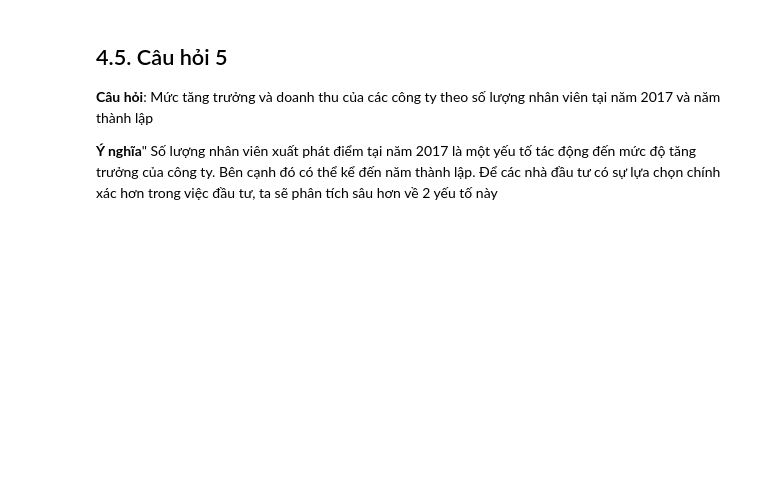
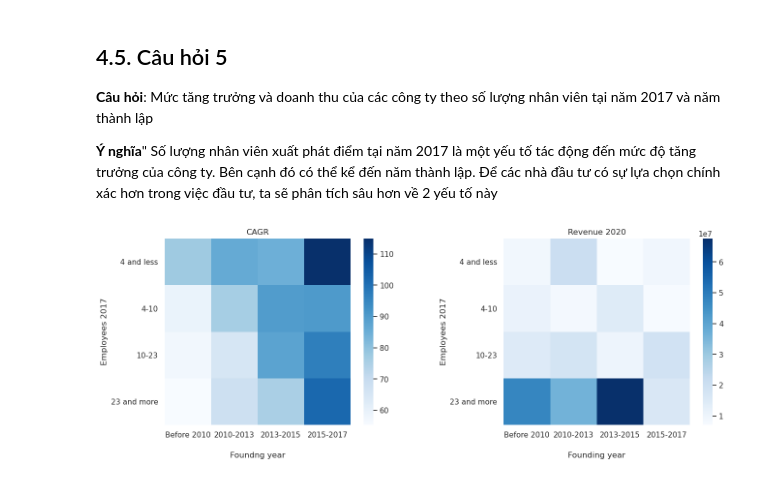
Before and after one commit to kenroly/IntroductionToDataScience, a Jupyter notebook: DataAnalyzing.ipynb, the cells around one changed output. Drawn from its saved outputs; the diff is of its cells as text; code cells hidden in the pictures; blank space fills up the shorter version.

```diff
--- a/DataAnalyzing.ipynb
+++ b/DataAnalyzing.ipynb
@@ -26,3 +26,45 @@ df.head()
 **Câu hỏi**: Mức tăng trưởng và doanh thu của các công ty theo số lượng nhân viên tại năm 2017 và năm thành lập
 
 **Ý nghĩa**" Số lượng nhân viên xuất phát điểm tại năm 2017 là một yếu tố tác động đến mức độ tăng trưởng của công ty. Bên cạnh đó có thể kể đến năm thành lập. Để các nhà đầu tư có sự lựa chọn chính xác hơn trong việc đầu tư, ta sẽ phân tích sâu hơn về 2 yếu tố này
+# %%
+fig, axes = plt.subplots(ncols = 2, figsize = (16, 5))
+fig.subplots_adjust(wspace = 0.3)
+
+data = df
+
+data['emp'] = pd.qcut(
+    data['Employees2017'],
+    q = 4,
+    labels = ['4 and less', '4-10', '10-23', '23 and more']
+)
+
+data['year'] = pd.qcut(
+    data['FoundingYear'],
+    q = 4,
+    labels = ['Before 2010', '2010-2013', '2013-2015', '2015-2017']
+)
+
+data1 = data[['emp', 'year', 'CAGR']].groupby(['emp', 'year']).mean().reset_index()
+data1 = pd.pivot(data1, index = 'emp', columns = 'year', values = 'CAGR')
+
+data2 = data[['emp', 'year', 'Revenue2020']].groupby(['emp', 'year']).mean().reset_index()
+data2 = pd.pivot(data2, index = 'emp', columns = 'year', values = 'Revenue2020')
+
+sns.heatmap(data1, fmt = '.2f', cmap = 'Blues', ax = axes[0])
+sns.heatmap(data2, fmt = '.2f', cmap = 'Blues', ax = axes[1])
+
+axes[0].set_ylabel('Employees 2017')
+axes[1].set_ylabel('Employees 2017')
+axes[0].set_xlabel('Foundng year', labelpad=20)
+axes[1].set_xlabel('Founding year', labelpad=20)
+
+axes[0].set_yticklabels(axes[0].get_yticklabels(), rotation = 0)
+axes[1].set_yticklabels(axes[1].get_yticklabels(), rotation = 0)
+
+axes[0].set_title('CAGR')
+axes[1].set_title('Revenue 2020')
+
+axes[0].set_aspect('equal')
+axes[1].set_aspect('equal')
+# %% [output]
+[figure, added]
```
